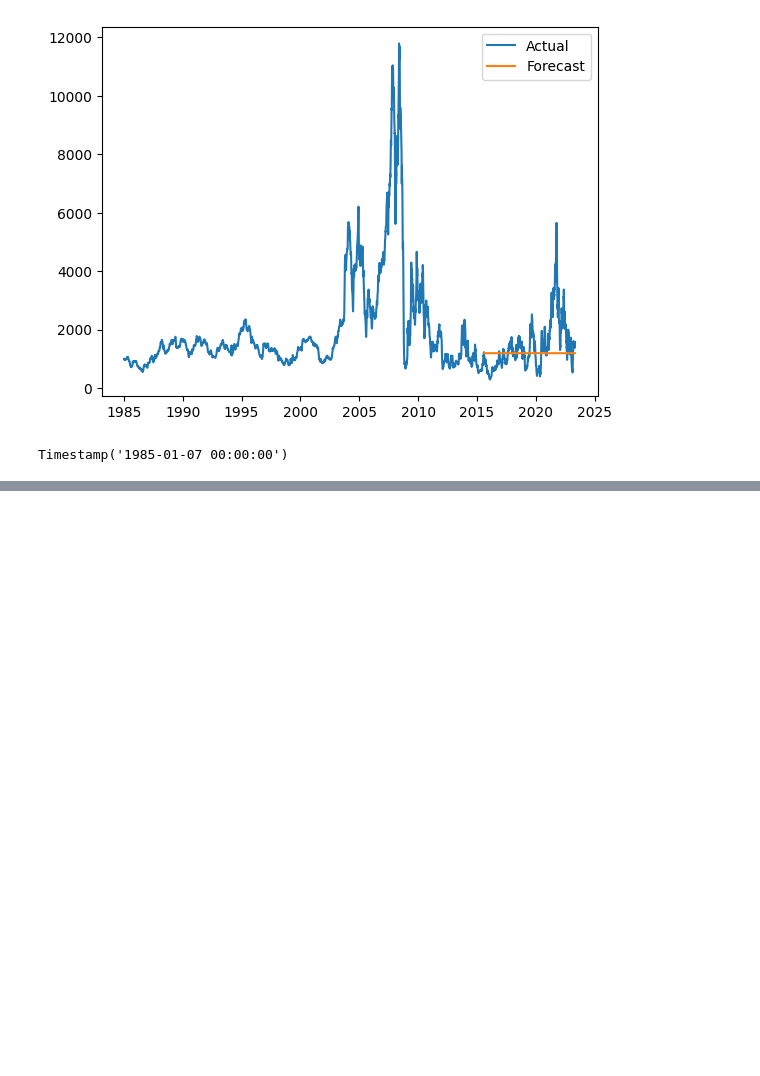
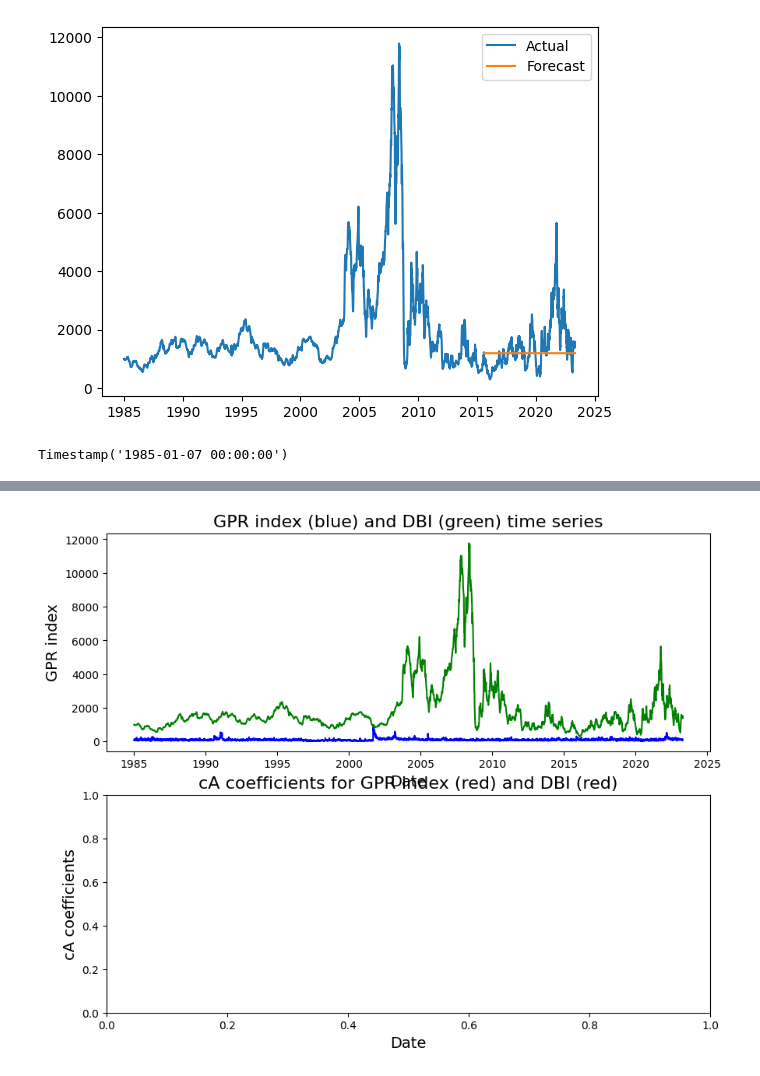
Before and after one commit to abaskon/Thesis, a Jupyter notebook: GPR_and_DBI.ipynb, the cells around one changed output, grey strips where cells are left out. Saved outputs shown, nothing was run; the diff lists cells and outputs as text; code cells hidden in the pictures; blank space fills up the shorter version.

```diff
--- a/GPR_and_DBI.ipynb
+++ b/GPR_and_DBI.ipynb
@@ -328,0 +280,4 @@ to globally set reindex to True and silence this warning.
+# %%
+import pywt
+
+merged_data = merged_df
@@ -328,0 +308,38 @@ to globally set reindex to True and silence this warning.
+# %%
+# Define the wavelet function
+wavelet = 'db4'
+
+# Define the level of decomposition
+level = 5
+
+# Define the subplots layout
+fig, axs = plt.subplots(2, 1, figsize=(10, 8))
+
+# Perform DWT on the GPR index
+gpr_coeffs = pywt.wavedec(merged_data['GPRD'], wavelet, level=level)
+gpr_cA = gpr_coeffs[0]
+gpr_cD = gpr_coeffs[1:]
+
+# Plot the GPR index time series and the cA coefficients
+axs[0].plot(merged_data['Date'], merged_data['GPRD'], 'b')
+axs[0].set_ylabel('GPR index', fontsize=14)
+#axs[1].plot(merged_data['Date'], gpr_cA, 'r')
+axs[1].set_ylabel('cA coefficients', fontsize=14)
+
+# Perform DWT on the DBI
+dbi_coeffs = pywt.wavedec(merged_data['Price'], wavelet, level=level)
+dbi_cA = dbi_coeffs[0]
+dbi_cD = dbi_coeffs[1:]
+
+# Plot the DBI time series and the cA coefficients
+axs[0].plot(merged_data['Date'], merged_data['Price'], 'g')
+axs[0].set_xlabel('Date', fontsize=14)
+#axs[1].plot(merged_data['Date'], dbi_cA, 'r')
+axs[1].set_xlabel('Date', fontsize=14)
+
+# Set the titles and display the plot
+axs[0].set_title('GPR index (blue) and DBI (green) time series', fontsize=16)
+axs[1].set_title('cA coefficients for GPR index (red) and DBI (red)', fontsize=16)
+plt.show()
+# %% [output]
+[figure, added]
```
Also changed, not shown: parts of 10 cells of this notebook.
